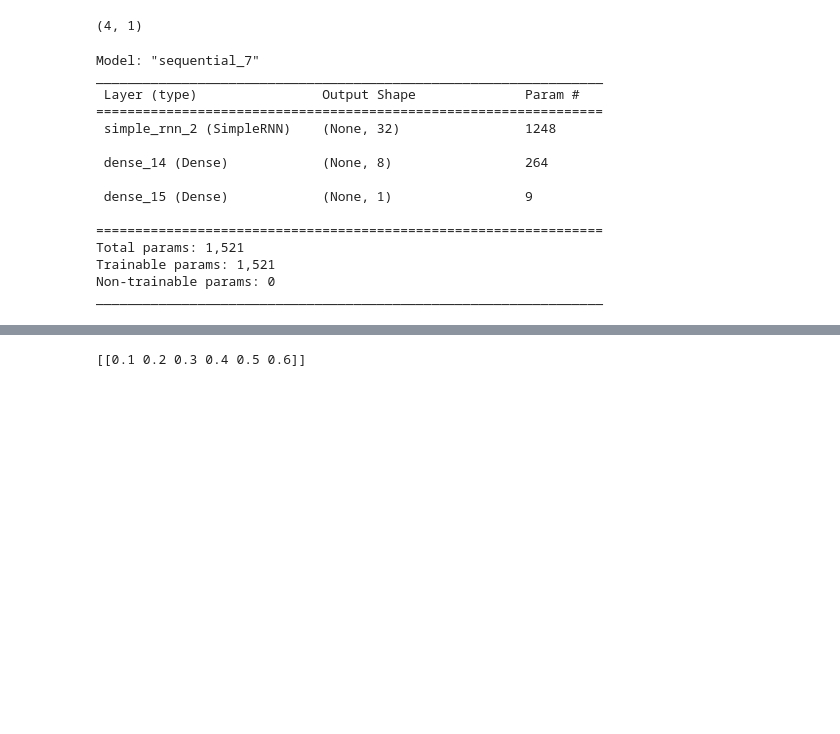
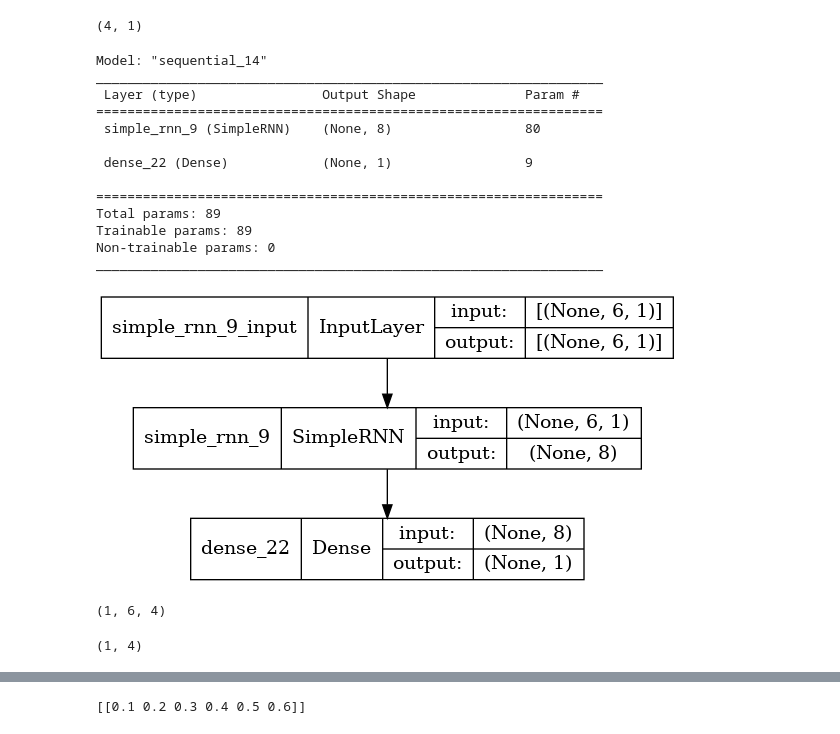
Before and after one commit to paulofor/Jupyter-Espaco01, a Jupyter notebook: Estudo-Keras/Trend01.ipynb, the cells around one changed output, grey strips where cells are left out. Drawn from its saved outputs; the diff is of its cells as text; code cells hidden in the pictures; blank space fills up the shorter version.

```diff
--- a/Estudo-Keras/Trend01.ipynb
+++ b/Estudo-Keras/Trend01.ipynb
@@ -31,30 +31,21 @@ Y.shape
 (4, 1)
 # %%
 model = tf.keras.Sequential()
-model.add(tf.keras.layers.SimpleRNN(units=32, input_shape=(6,1), activation="relu"))
-model.add(tf.keras.layers.Dense(8, activation="relu"))
-model.add(tf.keras.layers.Dense(1))
+model.add(tf.keras.layers.SimpleRNN(units=8, input_shape=(6,1), activation="relu"))
+model.add(tf.keras.layers.Dense(1, activation="relu"))
 model.compile(loss='mean_squared_error', optimizer='rmsprop')
 model.summary()
 # %% [output]
-Model: "sequential_7"
+Model: "sequential_14"
 _________________________________________________________________
  Layer (type)                Output Shape              Param #
 =================================================================
- simple_rnn_2 (SimpleRNN)    (None, 32)                1248
+ simple_rnn_9 (SimpleRNN)    (None, 8)                 80
 
- dense_14 (Dense)            (None, 8)                 264
-
- dense_15 (Dense)            (None, 1)                 9
+ dense_22 (Dense)            (None, 1)                 9
 
 =================================================================
-Total params: 1,521
-Trainable params: 1,521
+Total params: 89
+Trainable params: 89
 Non-trainable params: 0
 _________________________________________________________________
-# %%
-from tensorflow.keras.optimizers import RMSprop
-
-model.compile(loss='binary_crossentropy',
-                optimizer=RMSprop(learning_rate=1e-4),
-                metrics=['accuracy'])
@@ -63,3 +55,18 @@ X2 =  X[...,None]
+# %%
+keras.utils.plot_model(model, show_shapes=True)
+# %% [output]
+[figure, added]
+# %%
+X2 = X.T
+X2 = X2[np.newaxis,...]
+X2.shape
+# %% [output]
+(1, 6, 4)
+# %%
+Y2 = Y.T
+Y2.shape
+# %% [output]
+(1, 4)
 # %%
 history = model.fit(x=X2.T,y=Y,
                     epochs=10,
```
Also changed, not shown: parts of 5 cells of this notebook, 3 other files.
